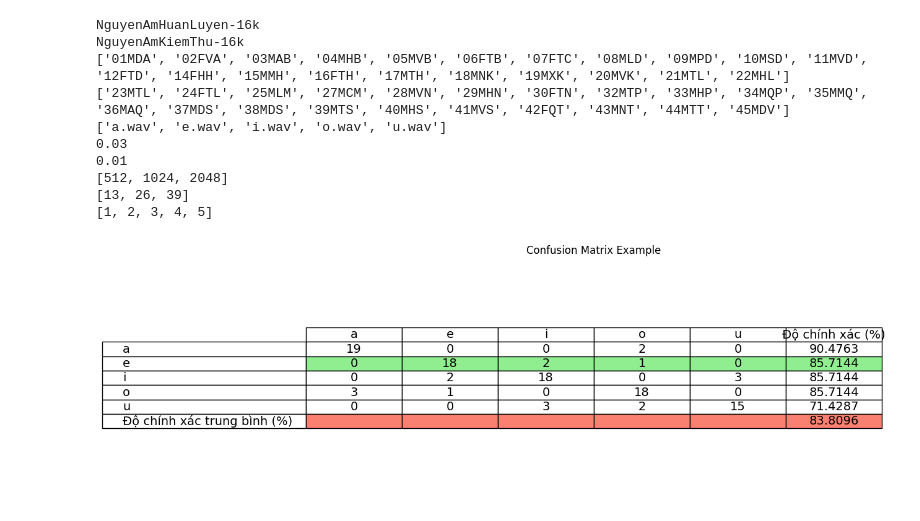
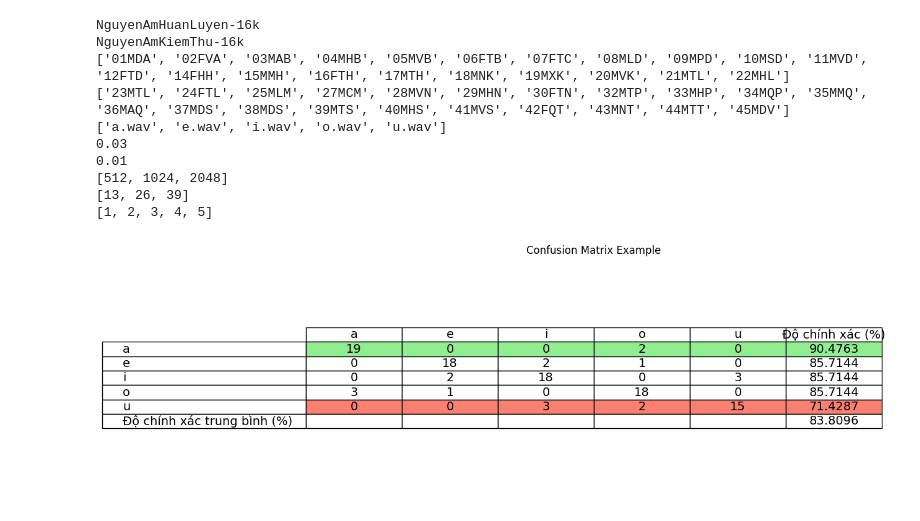
Before and after one commit to tiennhat306/analyze-and-identify-vowel, a Jupyter notebook: main.ipynb, the cells around one changed output. Saved outputs shown, nothing was run; the diff lists cells and outputs as text; code cells hidden in the pictures.

```diff
--- a/main.ipynb
+++ b/main.ipynb
@@ -260,37 +260,37 @@ def draw_confusion_matrix(confusion_matrix, title1):
     # Plotting using matplotlib
     fig, ax = plt.subplots(figsize=(12, 5))  # Adjust for an appropriate figure size
     ax.set_title(title1)
     ax.axis('off')  # Hide axes
     tab = ax.table(cellText=df_cm.values, cellLoc='center', loc='center', rowLabels=df_cm.index, colLabels=df_cm.columns)
     tab.auto_set_font_size(False)
     tab.set_fontsize(14)
     tab.scale(1, 1.4)
 
     # Apply color formatting for maximum and minimum values
     max_index = df_cm.iloc[:-1, -1].astype(float).idxmax()  # Get the max percentage excluding the average
     min_index = df_cm.iloc[:-1, -1].astype(float).idxmin()  # Get the min percentage excluding the average
 
     for (i, row) in enumerate(df_cm.iterrows(), start=1):
-        if row[0] == max_index:  # Highlight max accuracy row
+        if row[0] == max_index :  # Highlight max accuracy row
             for j in range(len(df_cm.columns)):
-                tab[(i+1, j)].set_facecolor('lightgreen')
+                tab[(i, j)].set_facecolor('lightgreen')
         if row[0] == min_index:  # Highlight min accuracy row
             for j in range(len(df_cm.columns)):
-                tab[(i+1, j)].set_facecolor('salmon')
+                tab[(i, j)].set_facecolor('salmon')
     plt.show()
 # Example usage with formatted percentages and NaN values
 confusion_matrix = [
     ['', 'a', 'e', 'i', 'o', 'u', 'Độ chính xác (%)'],
     ['a', 19, 0, 0, 2, 0, 90.476255],
     ['e', 0, 18, 2, 1, 0, 85.714355],
     ['i', 0, 2, 18, 0, 3, 85.714355],
     ['o', 3, 1, 0, 18, 0, 85.714355],
     ['u', 0, 0, 3, 2, 15, 71.428655],
     ['Độ chính xác trung bình (%)', "", "", "", "", "", 83.809555]
 ]
 draw_confusion_matrix(confusion_matrix, "Confusion Matrix Example")
 # %% [output]
-[figure, old version]
+[figure, new version]
 # %%
 def characteristic_vector_fft(frames, frame_start, frame_end, N_FFT):
     # Assume frames is a NumPy 2D array with shape (number_of_frames, samples_per_frame)
```
Also changed, not shown: parts of 2 cells of this notebook.
